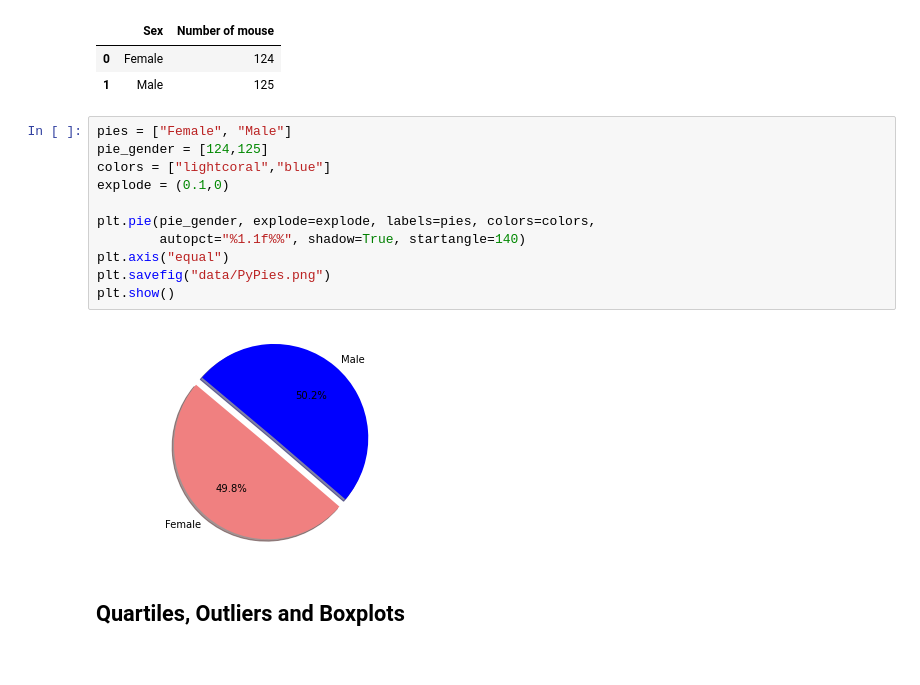
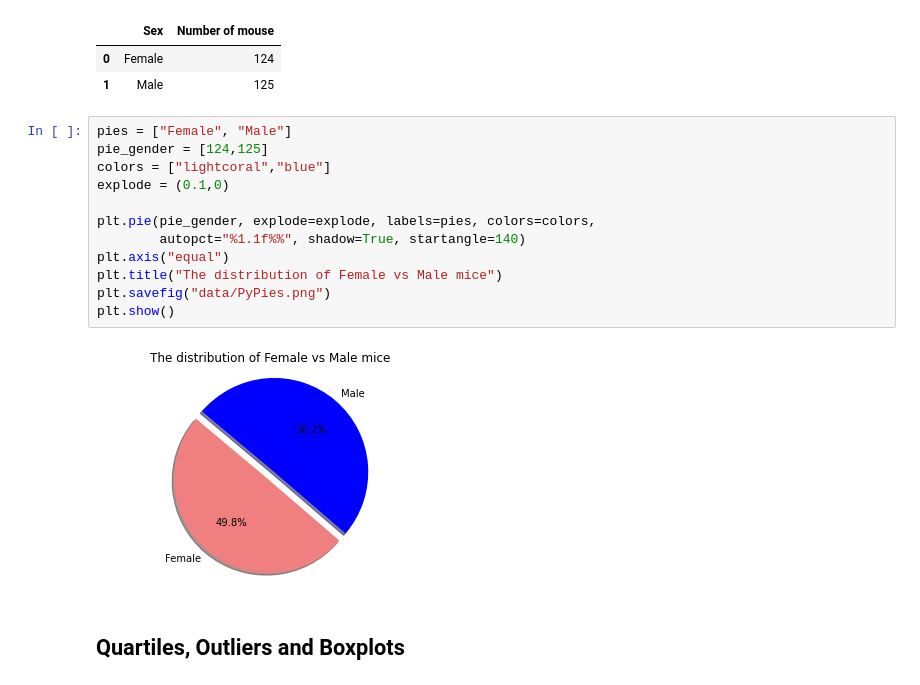
Before and after one commit to ChloeThan/Matplotlib_Challenge, a Jupyter notebook: pymaceuticals_chloe.ipynb, the cells around one changed output. Saved outputs shown, nothing was run; the diff lists cells and outputs as text.

```diff
--- a/pymaceuticals_chloe.ipynb
+++ b/pymaceuticals_chloe.ipynb
@@ -170,16 +212,17 @@ gender_mouse_df
 # %%
 pies = ["Female", "Male"]
 pie_gender = [124,125]
 colors = ["lightcoral","blue"]
 explode = (0.1,0)
 
 plt.pie(pie_gender, explode=explode, labels=pies, colors=colors,
         autopct="%1.1f%%", shadow=True, startangle=140)
 plt.axis("equal")
+plt.title("The distribution of Female vs Male mice")
 plt.savefig("data/PyPies.png")
 plt.show()
 # %% [output]
-[figure, old version]
+[figure, new version]
 # %% [markdown]
 ## Quartiles, Outliers and Boxplots
 # %%
```
Also changed, not shown: parts of 5 cells of this notebook.
